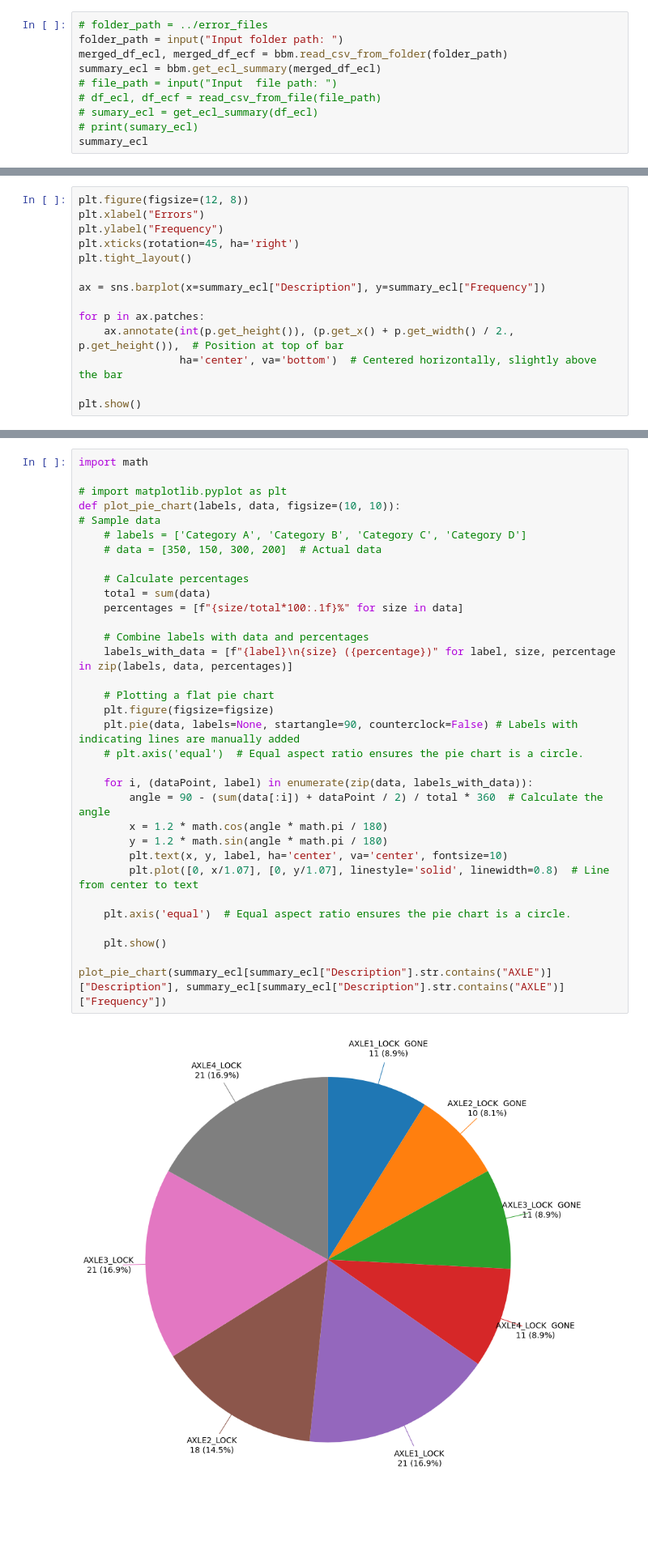
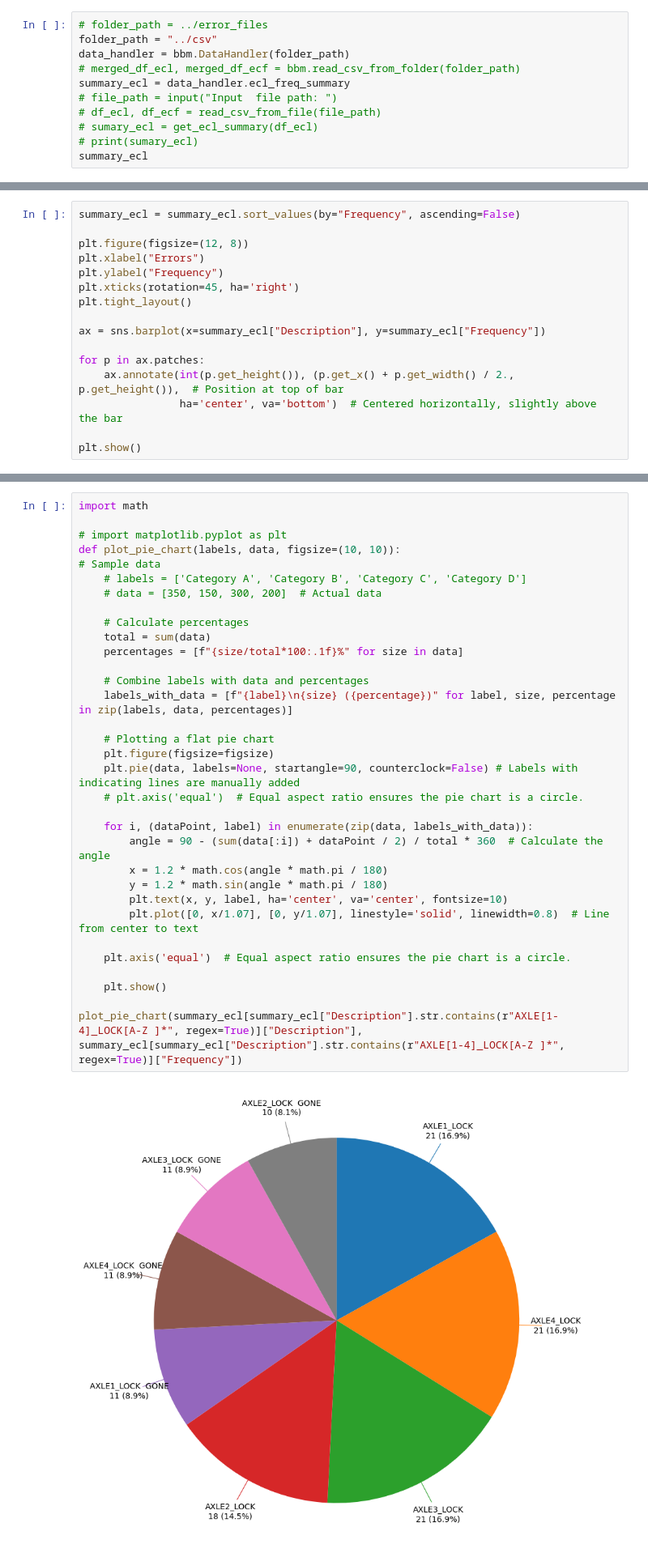
Before and after one commit to HarshSahu23/Wabtec3_BrakesGUI_shared, a Jupyter notebook: exploratory/explore_plot.ipynb, the cells around one changed output, grey strips where cells are left out. Shown at 81% size. Cells and saved outputs as stored; diff of their text form; blank space fills up the shorter version.

Commit message:
Updated data_handler Updated explore_plot Updated explore

```diff
--- a/exploratory/explore_plot.ipynb
+++ b/exploratory/explore_plot.ipynb
@@ -7,8 +7,9 @@ import seaborn as sns
 # %%
 # folder_path = ../error_files
-folder_path = input("Input folder path: ")
-merged_df_ecl, merged_df_ecf = bbm.read_csv_from_folder(folder_path)
-summary_ecl = bbm.get_ecl_summary(merged_df_ecl)
+folder_path = "../csv"
+data_handler = bbm.DataHandler(folder_path)
+# merged_df_ecl, merged_df_ecf = bbm.read_csv_from_folder(folder_path)
+summary_ecl = data_handler.ecl_freq_summary
 # file_path = input("Input  file path: ")
 # df_ecl, df_ecf = read_csv_from_file(file_path)
 # sumary_ecl = get_ecl_summary(df_ecl)
@@ -33,6 +34,8 @@ summary_ecl
 | 33 | E_DV1_SC | 1 |
 | 34 | E_DV2_OC | 1 |
 # %%
+summary_ecl = summary_ecl.sort_values(by="Frequency", ascending=False)
+
 plt.figure(figsize=(12, 8))
 plt.xlabel("Errors")
 plt.ylabel("Frequency")
@@ -54,35 +57,35 @@ import math
 # import matplotlib.pyplot as plt
 def plot_pie_chart(labels, data, figsize=(10, 10)):
 # Sample data
     # labels = ['Category A', 'Category B', 'Category C', 'Category D']
     # data = [350, 150, 300, 200]  # Actual data
 
     # Calculate percentages
     total = sum(data)
     percentages = [f"{size/total*100:.1f}%" for size in data]
 
     # Combine labels with data and percentages
     labels_with_data = [f"{label}\n{size} ({percentage})" for label, size, percentage in zip(labels, data, percentages)]
 
     # Plotting a flat pie chart
     plt.figure(figsize=figsize)
     plt.pie(data, labels=None, startangle=90, counterclock=False) # Labels with indicating lines are manually added
     # plt.axis('equal')  # Equal aspect ratio ensures the pie chart is a circle.
 
     for i, (dataPoint, label) in enumerate(zip(data, labels_with_data)):
         angle = 90 - (sum(data[:i]) + dataPoint / 2) / total * 360  # Calculate the angle
         x = 1.2 * math.cos(angle * math.pi / 180)
         y = 1.2 * math.sin(angle * math.pi / 180)
         plt.text(x, y, label, ha='center', va='center', fontsize=10)
         plt.plot([0, x/1.07], [0, y/1.07], linestyle='solid', linewidth=0.8)  # Line from center to text
 
     plt.axis('equal')  # Equal aspect ratio ensures the pie chart is a circle.
 
     plt.show()
 
-plot_pie_chart(summary_ecl[summary_ecl["Description"].str.contains("AXLE")]["Description"], summary_ecl[summary_ecl["Description"].str.contains("AXLE")]["Frequency"])
+plot_pie_chart(summary_ecl[summary_ecl["Description"].str.contains(r"AXLE[1-4]_LOCK[A-Z ]*", regex=True)]["Description"], summary_ecl[summary_ecl["Description"].str.contains(r"AXLE[1-4]_LOCK[A-Z ]*", regex=True)]["Frequency"])
 # %% [output]
-[figure, old version]
+[figure, new version]
 # %%
 summary_ecl[summary_ecl["Description"].str.contains("AXLE")]["Description"]
 # %% [output]
```
Also changed, not shown: parts of 4 cells of this notebook, 2 other files.
